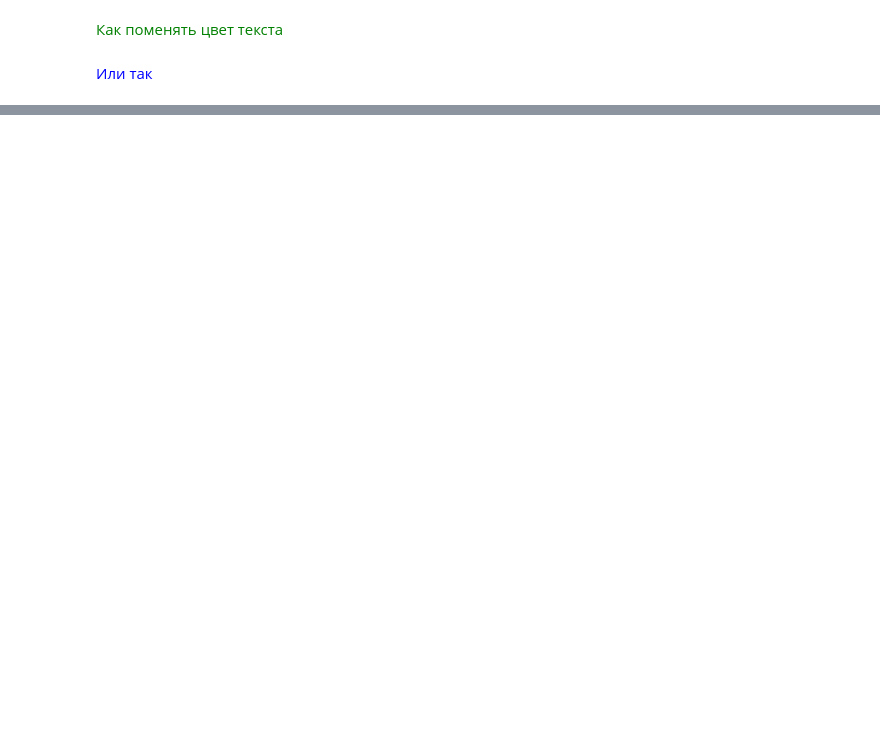
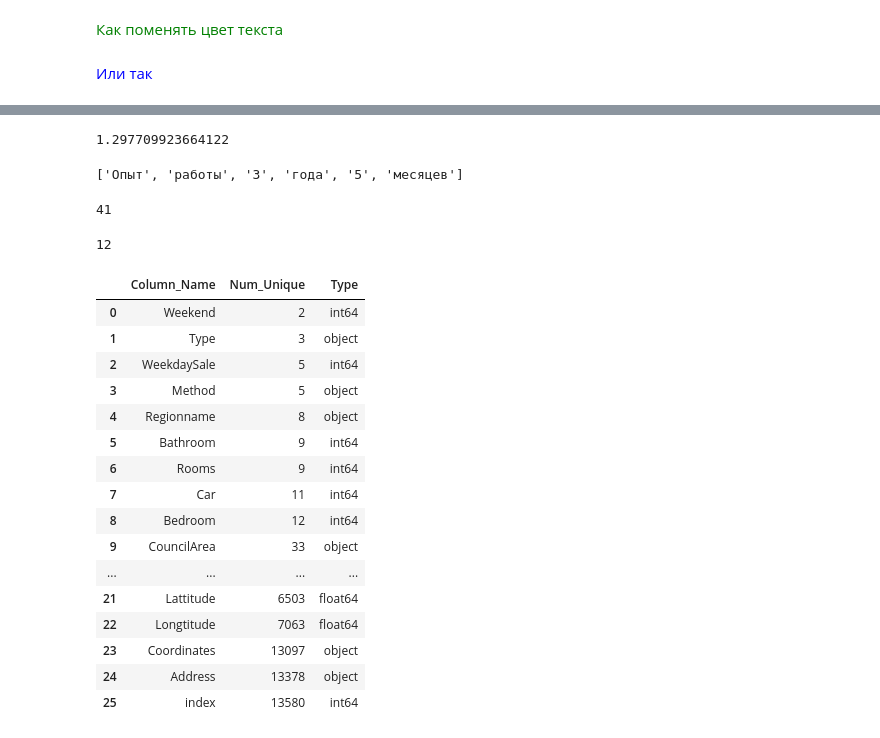
Before and after one commit to sibfox11/Skill-Factory-R2, a Jupyter notebook: Введение_в_Pandas/theory_Pandas_start.ipynb, the cells around one changed output, grey strips where cells are left out. Saved outputs shown, nothing was run; the diff lists cells and outputs as text; code cells hidden in the pictures; blank space fills up the shorter version.

```diff
--- a/Введение_в_Pandas/theory_Pandas_start.ipynb
+++ b/Введение_в_Pandas/theory_Pandas_start.ipynb
@@ -919,0 +1070,7 @@ display(street_types)
+# %%
+def get_weekend(weekday):
+    if weekday == 5 or weekday == 6:
+        return 1
+    return 0
+# %%
+m_df['Weekend'] = m_df['WeekdaySale'].apply(get_weekend)
@@ -919,0 +1097,2 @@ display(street_types)
+# %%
+most_pop_sel=m_df['SellerG'].value_counts().nlargest(49)
@@ -919,0 +1119,4 @@ display(street_types)
+# %%
+#melb_df['StreetType'] = street_types.apply(lambda x: x if x in popular_stypes else 'other')
+
+m_df['SellerG=']=m_df['SellerG'].apply(lambda x : x if x in most_pop_sel else 'other')
@@ -919,0 +1196,4 @@ display(street_types)
+# %%
+m_df[m_df['SellerG=']=='Nelson']['Price'].min()/m_df[m_df['SellerG=']=='other']['Price'].min()
+# %% [output]
+1.297709923664122
@@ -919,0 +1216,49 @@ display(street_types)
+# %%
+txt = "Опыт работы 3 года 5 месяцев"
+
+
+
+get_experience(txt)
+# %% [output]
+['Опыт', 'работы', '3', 'года', '5', 'месяцев']
+41
+# %%
+txt = "Опыт работы 1 год"
+
+get_experience(txt)
+# %% [output]
+12
+# %%
+# создаём пустой список
+unique_list = []
+# пробегаемся по именам столбцов в таблице
+for col in m_df.columns:
+    # создаём кортеж (имя столбца, число уникальных значений)
+    item = (col, m_df[col].nunique(),m_df[col].dtypes)
+    # добавляем кортеж в список
+    unique_list.append(item)
+# создаём вспомогательную таблицу и сортируем её
+unique_counts = pd.DataFrame(
+    unique_list,
+    columns=['Column_Name', 'Num_Unique', 'Type']
+).sort_values(by='Num_Unique',  ignore_index=True)
+# выводим её на экран
+display(unique_counts)
+# %% [output]
+|  | Column_Name | Num_Unique | Type |
+| 0 | Weekend | 2 | int64 |
+| 1 | Type | 3 | object |
+| 2 | WeekdaySale | 5 | int64 |
+| 3 | Method | 5 | object |
+| 4 | Regionname | 8 | object |
+| 5 | Bathroom | 9 | int64 |
+| 6 | Rooms | 9 | int64 |
+| 7 | Car | 11 | int64 |
+| 8 | Bedroom | 12 | int64 |
+| 9 | CouncilArea | 33 | object |
+| ... | ... | ... | ... |
+| 21 | Lattitude | 6503 | float64 |
+| 22 | Longtitude | 7063 | float64 |
+| 23 | Coordinates | 13097 | object |
+| 24 | Address | 13378 | object |
+| 25 | index | 13580 | int64 |
```
Also changed, not shown: parts of 41 cells of this notebook, 1 other file.
